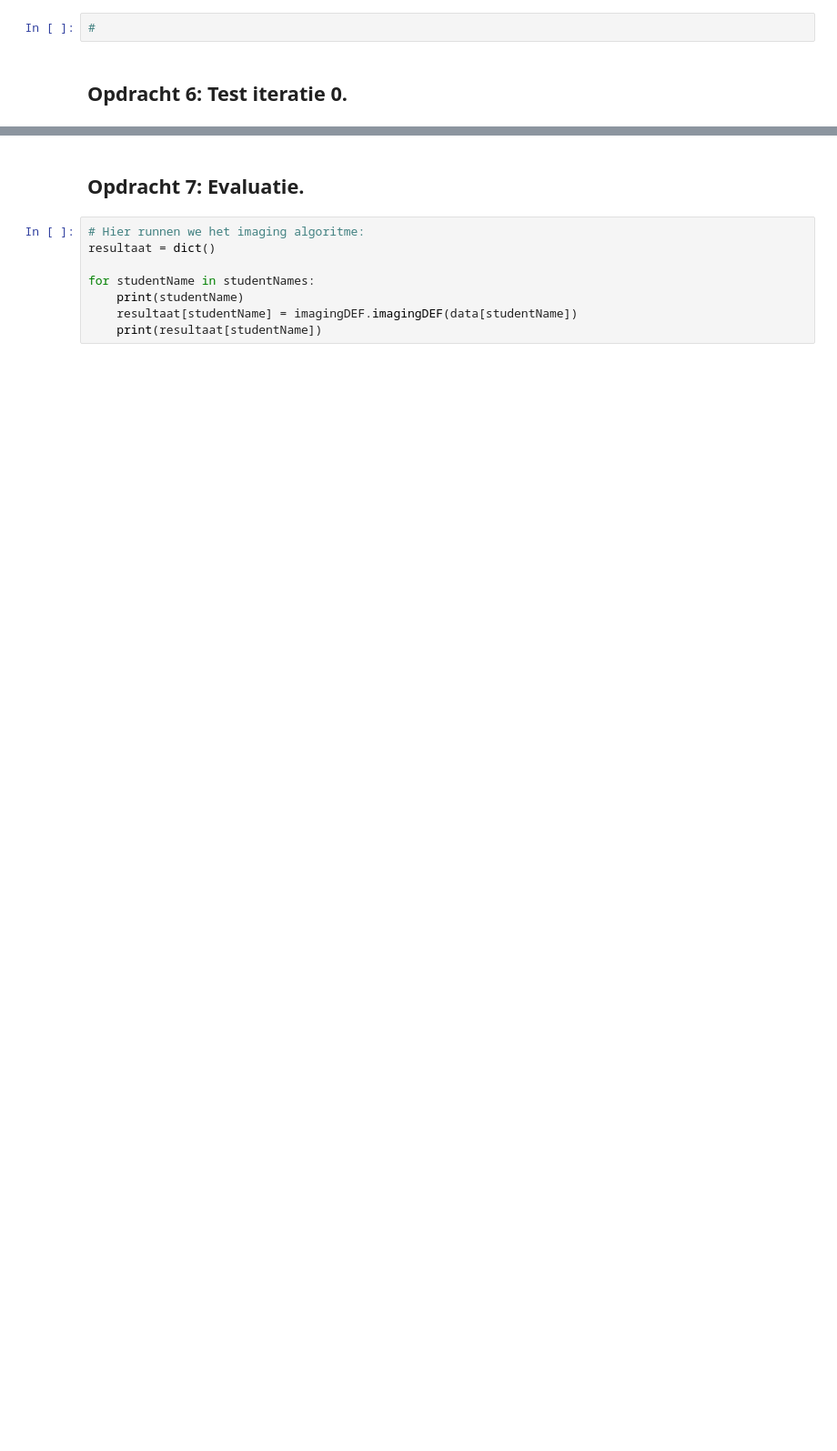
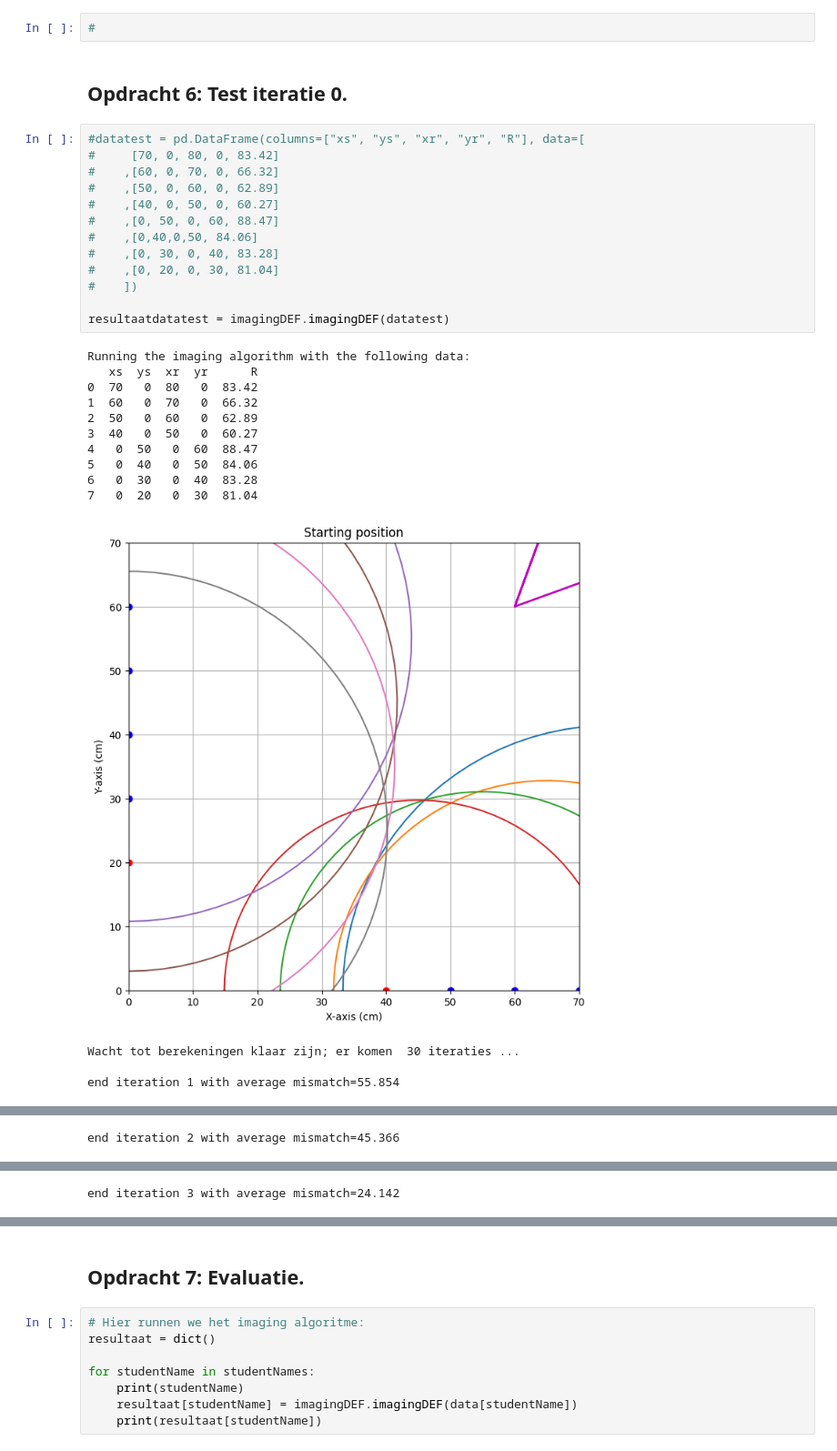
Before and after one commit to OLvanVelze/opdrachten-DEF-D-OVV, a Jupyter notebook: FysiekeOntwerpopdrachten/4OntwerpEenAlgoritmeEchoAkoestisch/DEFOntwerpopdracht4AlgoritmeInvulTemplate.ipynb, the cells around one changed output, grey strips where cells are left out. Shown at 91% size. Saved outputs shown, nothing was run; the diff lists cells and outputs as text; blank space fills up the shorter version.

Commit message:
beginnen aan iteratie 1

```diff
--- a/FysiekeOntwerpopdrachten/4OntwerpEenAlgoritmeEchoAkoestisch/DEFOntwerpopdracht4AlgoritmeInvulTemplate.ipynb
+++ b/FysiekeOntwerpopdrachten/4OntwerpEenAlgoritmeEchoAkoestisch/DEFOntwerpopdracht4AlgoritmeInvulTemplate.ipynb
@@ -167,3 +168,31 @@ Voeg een foto in van het algoritme van het derde groepslid
 #
 # %% [markdown]
 ## Opdracht 6: Test iteratie 0.
+# %%
+#datatest = pd.DataFrame(columns=["xs", "ys", "xr", "yr", "R"], data=[
+#     [70, 0, 80, 0, 83.42]
+#    ,[60, 0, 70, 0, 66.32]
+#    ,[50, 0, 60, 0, 62.89]
+#    ,[40, 0, 50, 0, 60.27]
+#    ,[0, 50, 0, 60, 88.47]
+#    ,[0,40,0,50, 84.06]
+#    ,[0, 30, 0, 40, 83.28]
+#    ,[0, 20, 0, 30, 81.04]
+#    ])
+
+resultaatdatatest = imagingDEF.imagingDEF(datatest)
+# %% [output]
+Running the imaging algorithm with the following data:
+   xs  ys  xr  yr      R
+0  70   0  80   0  83.42
+1  60   0  70   0  66.32
+2  50   0  60   0  62.89
+3  40   0  50   0  60.27
+4   0  50   0  60  88.47
+5   0  40   0  50  84.06
+6   0  30   0  40  83.28
+7   0  20   0  30  81.04
+[figure, added]
+Wacht tot berekeningen klaar zijn; er komen  30 iteraties ...
+
+end iteration 1 with average mismatch=55.854
@@ -169,0 +200 @@ Voeg een foto in van het algoritme van het derde groepslid
+end iteration 2 with average mismatch=45.366
@@ -169,0 +202 @@ Voeg een foto in van het algoritme van het derde groepslid
+end iteration 3 with average mismatch=24.142
```
Also changed, not shown: parts of 9 cells of this notebook, 1 other file.
